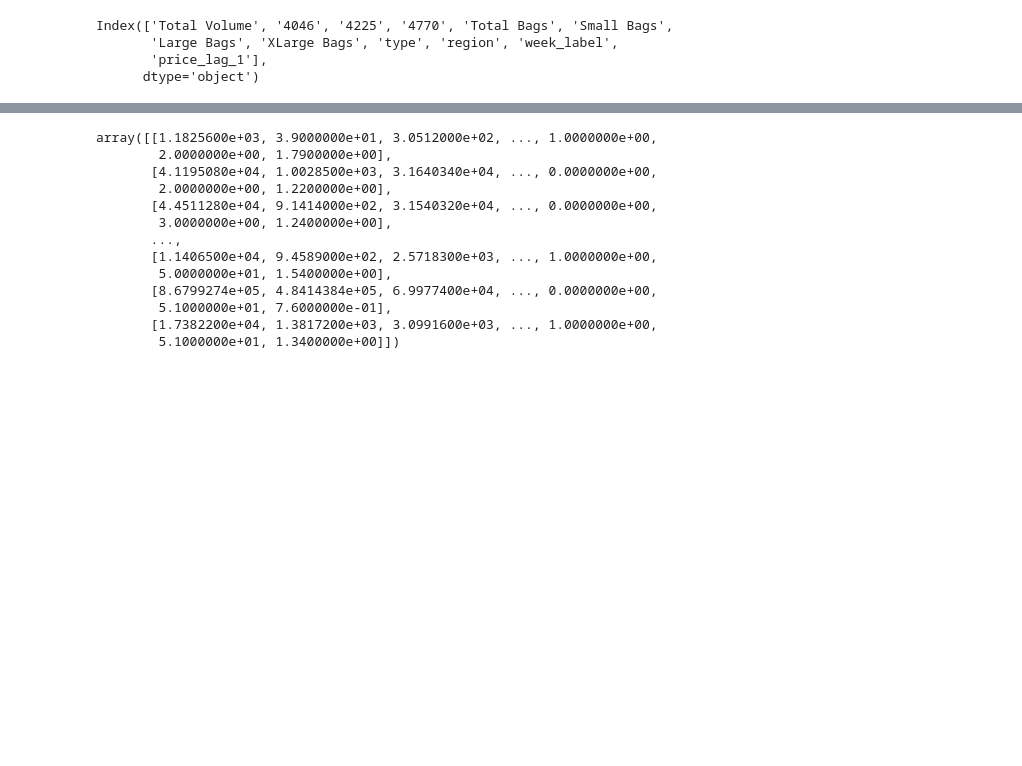
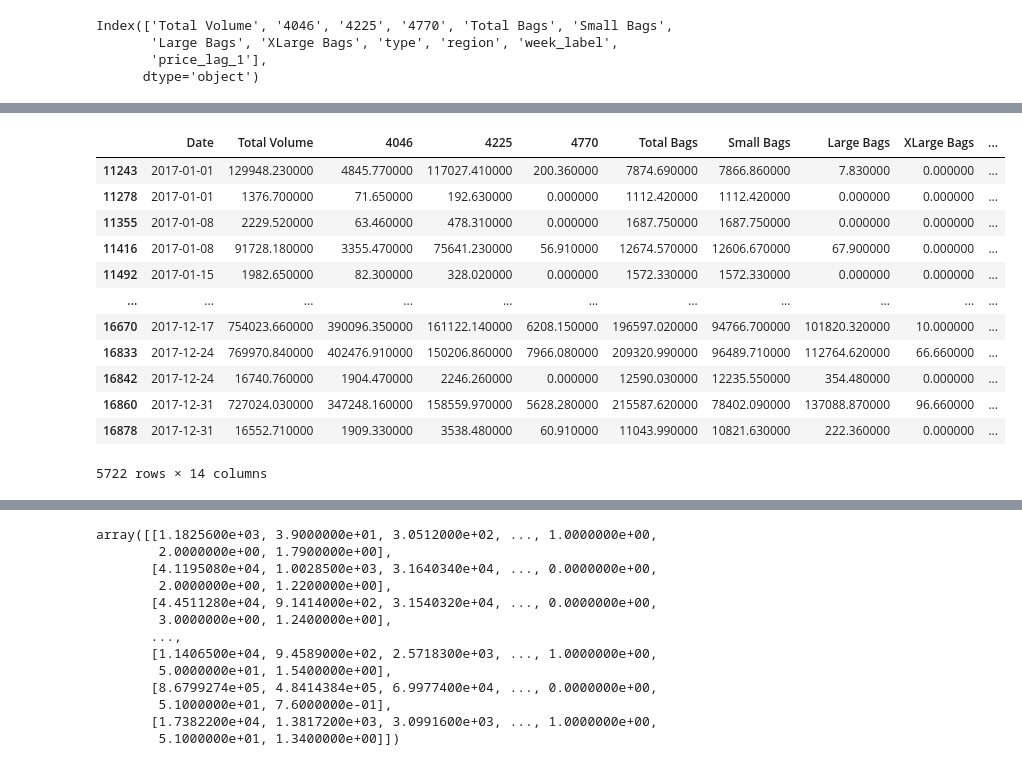
Before and after one commit to dip051030/full-EDA-and-model-training-on-avacado-dataset, a Jupyter notebook: avacado.ipynb, the cells around one changed output, grey strips where cells are left out. Saved outputs shown, nothing was run; the diff lists cells and outputs as text; code cells hidden in the pictures; blank space fills up the shorter version.

```diff
--- a/avacado.ipynb
+++ b/avacado.ipynb
@@ -771,6 +797,11 @@ X_train['type'] = X_train['type'].map({
     'organic': 1,
     'conventional': 0
 })
+
+X_test['type'] = X_test['type'].map({
+    'organic': 1,
+    'conventional': 0
+})
 # %%
 X_train
 # %% [output]
@@ -789,0 +821,16 @@ X_train
+# %%
+X_test
+# %% [output]
+|  | Date | Total Volume | 4046 | 4225 | 4770 | Total Bags | Small Bags | Large Bags | XLarge Bags | ... |
+| 11243 | 2017-01-01 | 129948.230000 | 4845.770000 | 117027.410000 | 200.360000 | 7874.690000 | 7866.860000 | 7.830000 | 0.000000 | ... |
+| 11278 | 2017-01-01 | 1376.700000 | 71.650000 | 192.630000 | 0.000000 | 1112.420000 | 1112.420000 | 0.000000 | 0.000000 | ... |
+| 11355 | 2017-01-08 | 2229.520000 | 63.460000 | 478.310000 | 0.000000 | 1687.750000 | 1687.750000 | 0.000000 | 0.000000 | ... |
+| 11416 | 2017-01-08 | 91728.180000 | 3355.470000 | 75641.230000 | 56.910000 | 12674.570000 | 12606.670000 | 67.900000 | 0.000000 | ... |
+| 11492 | 2017-01-15 | 1982.650000 | 82.300000 | 328.020000 | 0.000000 | 1572.330000 | 1572.330000 | 0.000000 | 0.000000 | ... |
+| ... | ... | ... | ... | ... | ... | ... | ... | ... | ... | ... |
+| 16670 | 2017-12-17 | 754023.660000 | 390096.350000 | 161122.140000 | 6208.150000 | 196597.020000 | 94766.700000 | 101820.320000 | 10.000000 | ... |
+| 16833 | 2017-12-24 | 769970.840000 | 402476.910000 | 150206.860000 | 7966.080000 | 209320.990000 | 96489.710000 | 112764.620000 | 66.660000 | ... |
+| 16842 | 2017-12-24 | 16740.760000 | 1904.470000 | 2246.260000 | 0.000000 | 12590.030000 | 12235.550000 | 354.480000 | 0.000000 | ... |
+| 16860 | 2017-12-31 | 727024.030000 | 347248.160000 | 158559.970000 | 5628.280000 | 215587.620000 | 78402.090000 | 137088.870000 | 96.660000 | ... |
+| 16878 | 2017-12-31 | 16552.710000 | 1909.330000 | 3538.480000 | 60.910000 | 11043.990000 | 10821.630000 | 222.360000 | 0.000000 | ... |
+5722 rows × 14 columns
```
Also changed, not shown: parts of 25 cells of this notebook.
